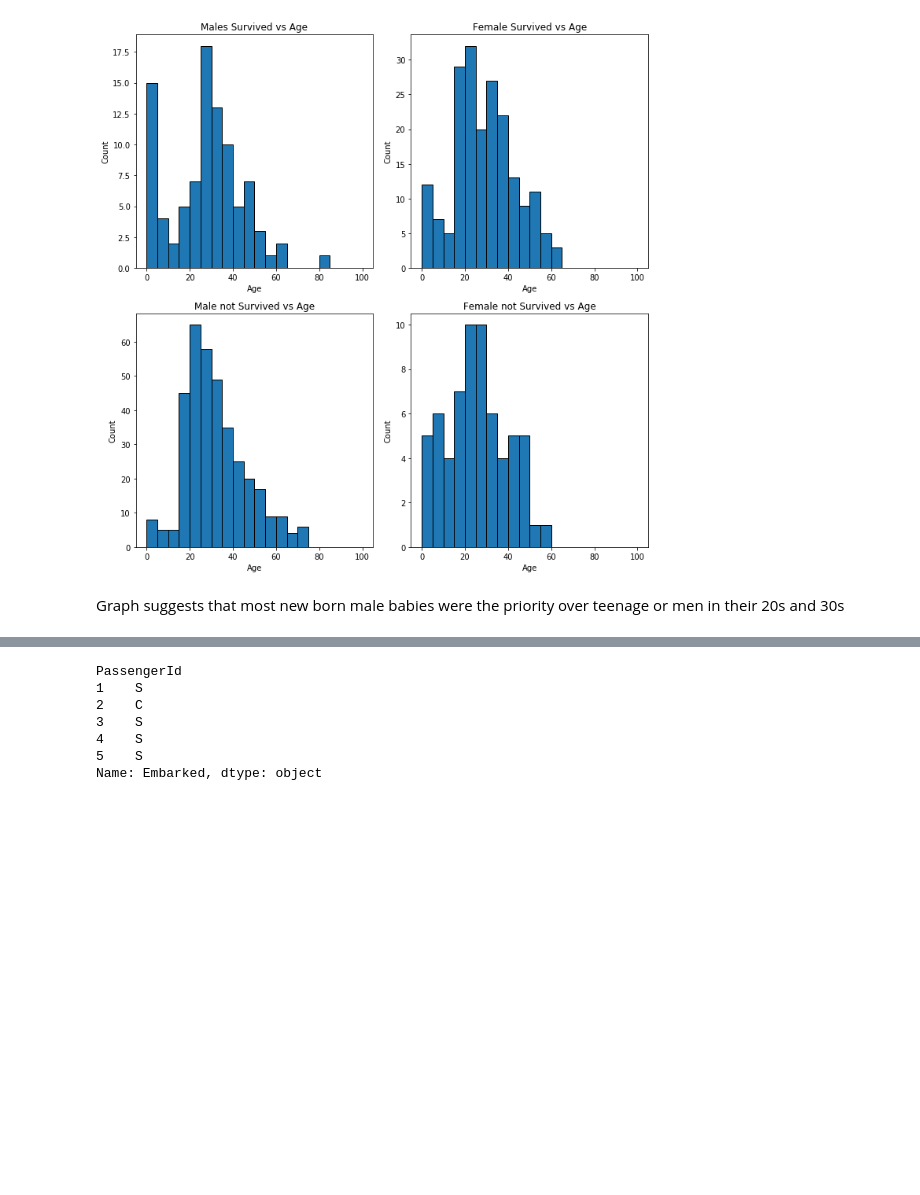
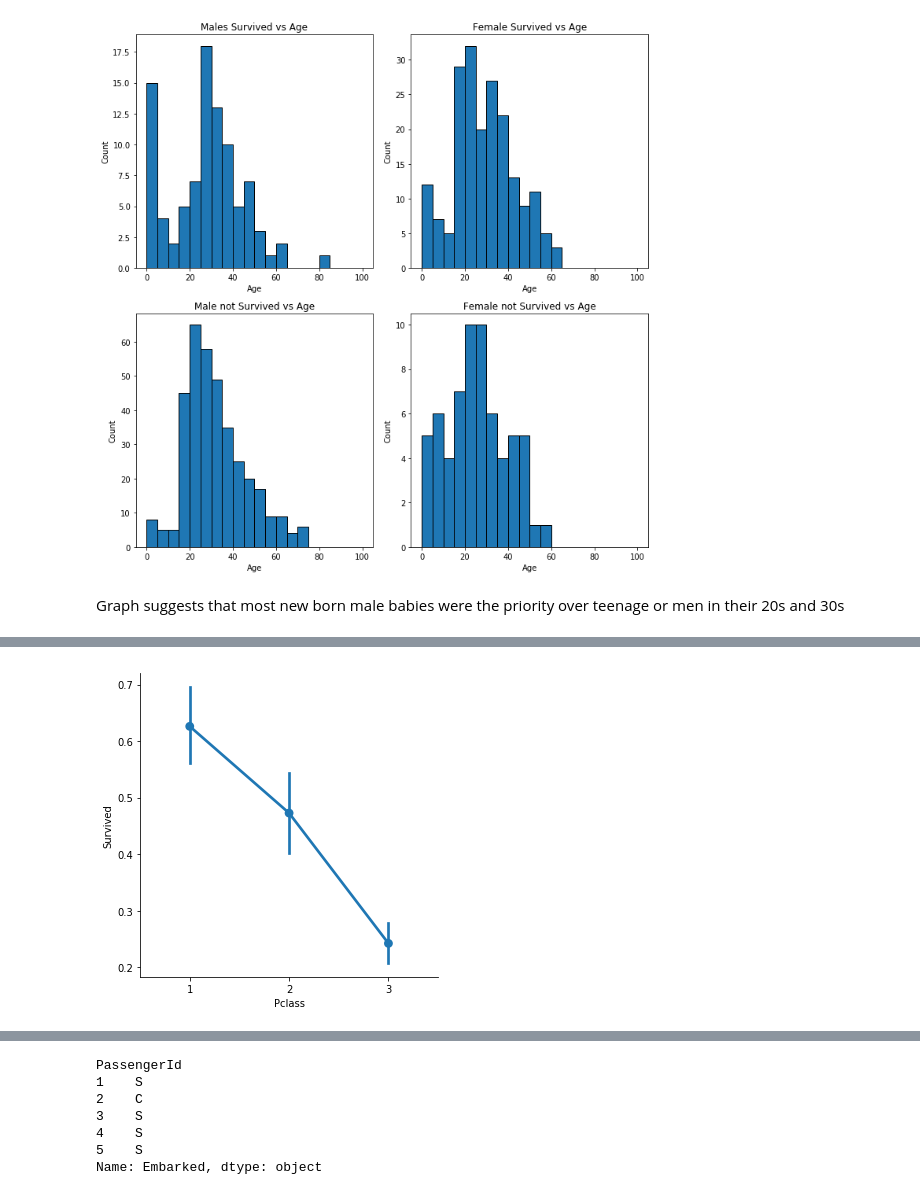
Before and after one commit to krazygaurav/Kaggle-Practice, a Jupyter notebook: titanic.ipynb, the cells around one changed output, grey strips where cells are left out. Drawn from its saved outputs; the diff is of its cells as text; code cells hidden in the pictures; blank space fills up the shorter version.

```diff
--- a/titanic.ipynb
+++ b/titanic.ipynb
@@ -268,0 +305,5 @@ X_copy = X
+# %%
+sns.factorplot('Pclass','Survived',order=[1,2,3], data=tempds, size=5)
+plt.show()
+# %% [output]
+[figure, added]
```
Also changed, not shown: parts of 84 cells of this notebook.
